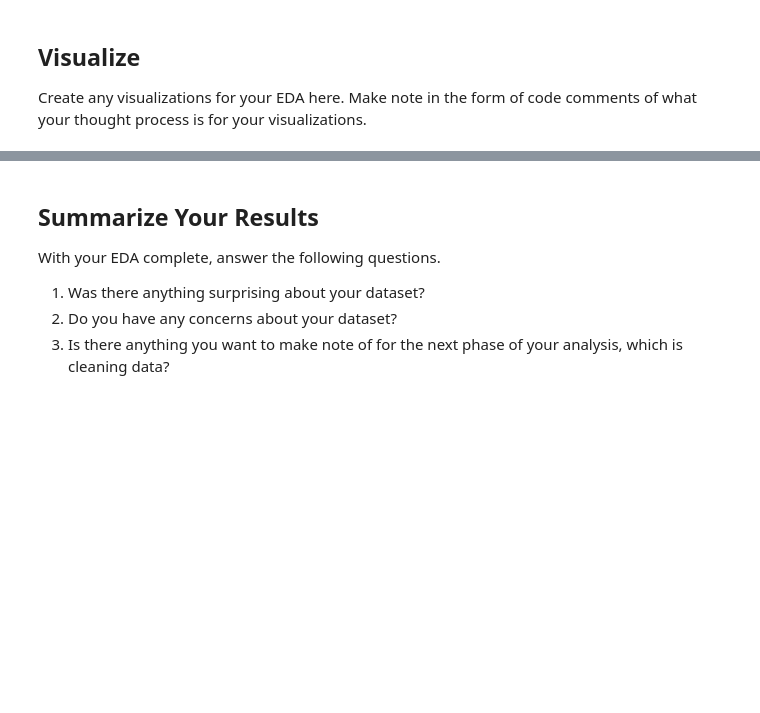
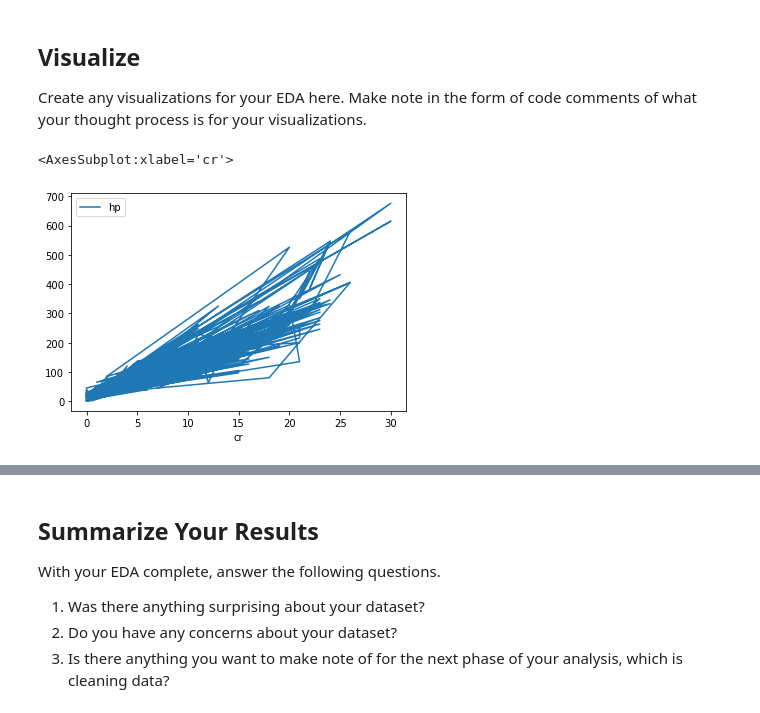
Before and after one commit to speudusa/eda-checkpoint, a Jupyter notebook: checkpoint-two.ipynb, the cells around one changed output, grey strips where cells are left out. Saved outputs shown, nothing was run; the diff lists cells and outputs as text; code cells hidden in the pictures; blank space fills up the shorter version.

```diff
--- a/checkpoint-two.ipynb
+++ b/checkpoint-two.ipynb
@@ -386,0 +578,5 @@ Create any visualizations for your EDA here. Make note in the form of code comme
+# %%
+more_monsters.plot(x="cr", y="hp")
+# %% [output]
+<AxesSubplot:xlabel='cr'>
+[figure, added]
```
Also changed, not shown: parts of 46 cells of this notebook.
